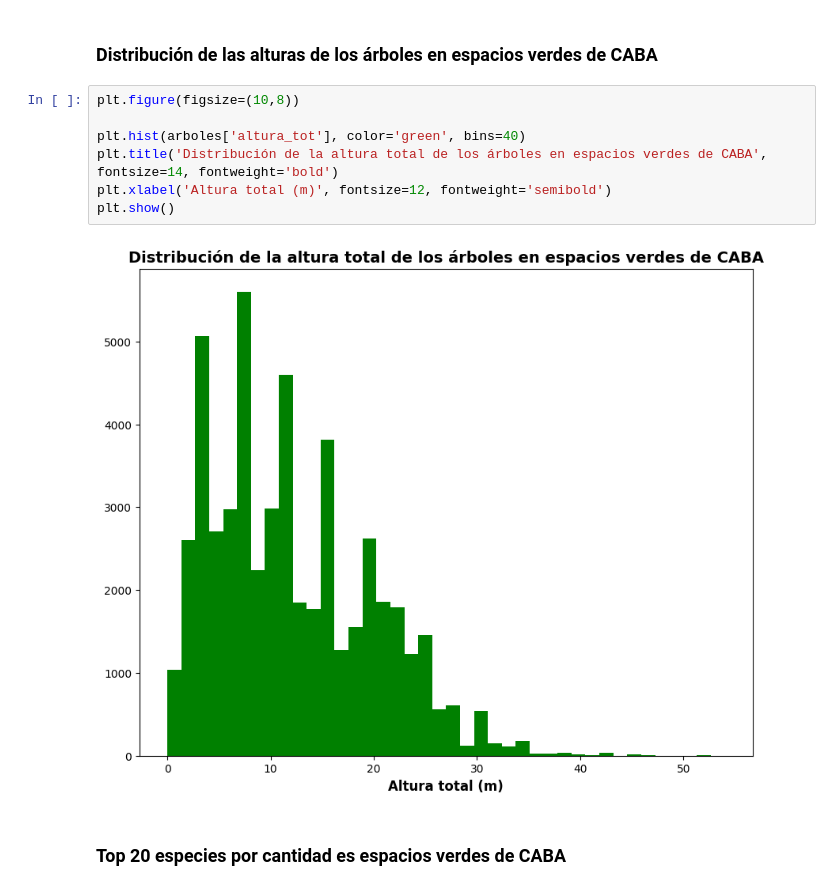
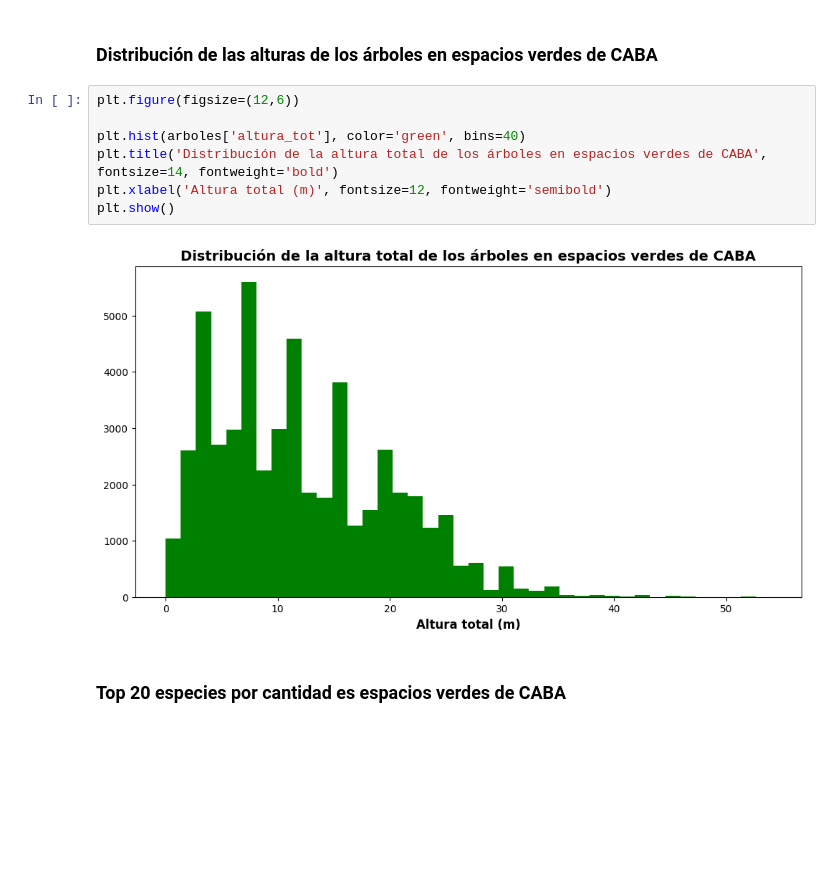
Before and after one commit to juancruzdauberte/arbolado_caba_espacios_verdes, a Jupyter notebook: arbolado.ipynb, the cells around one changed output. Saved outputs shown, nothing was run; the diff lists cells and outputs as text; blank space fills up the shorter version.

Commit message:
change: sizes plots

```diff
--- a/arbolado.ipynb
+++ b/arbolado.ipynb
@@ -40,14 +42,14 @@ memory usage: 6.7+ MB
 # %% [markdown]
 ### Distribución de las alturas de los árboles en espacios verdes de CABA
 # %%
-plt.figure(figsize=(10,8))
+plt.figure(figsize=(12,6))
 
 plt.hist(arboles['altura_tot'], color='green', bins=40)
 plt.title('Distribución de la altura total de los árboles en espacios verdes de CABA', fontsize=14, fontweight='bold')
 plt.xlabel('Altura total (m)', fontsize=12, fontweight='semibold')
 plt.show()
 # %% [output]
-[figure, old version]
+[figure, new version]
 # %% [markdown]
 ### Top 20 especies por cantidad es espacios verdes de CABA
 # %%
```
Also changed, not shown: parts of 13 cells of this notebook.
